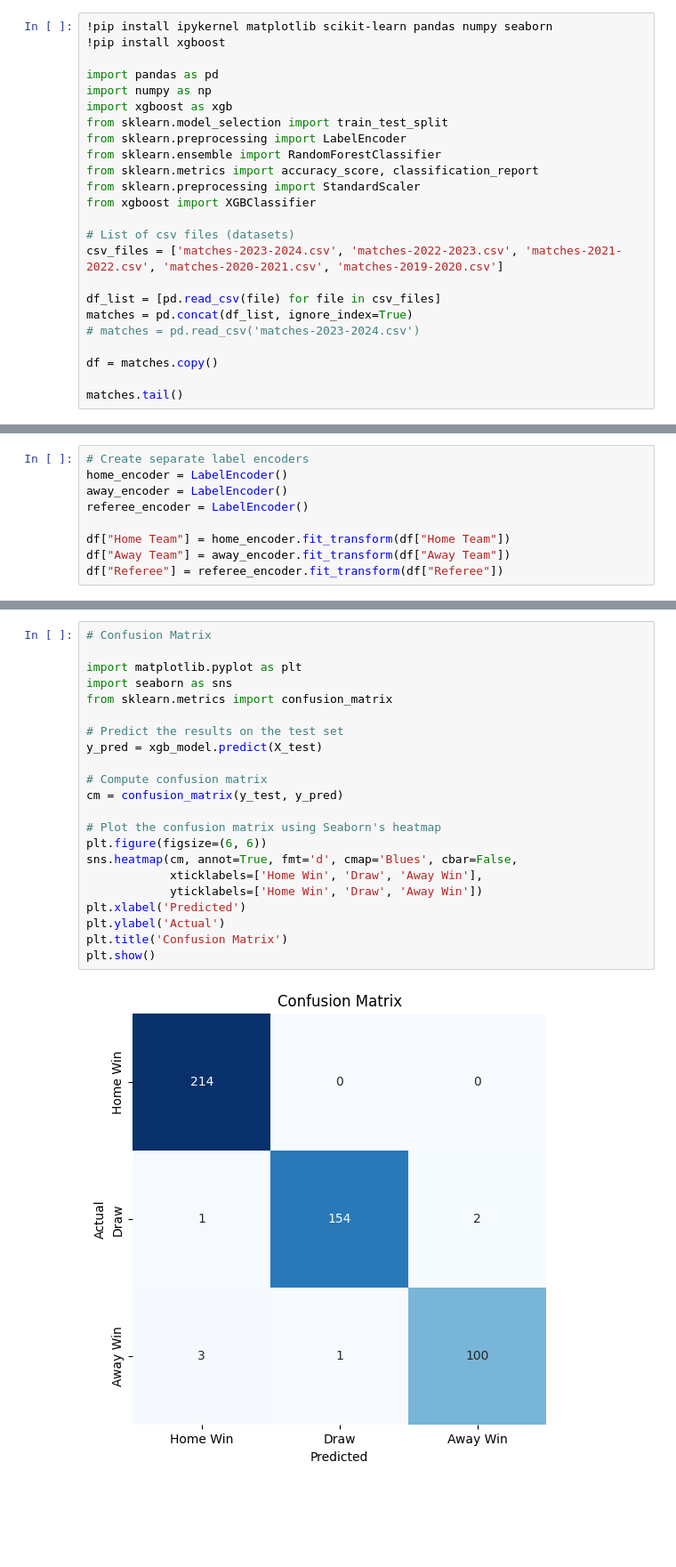
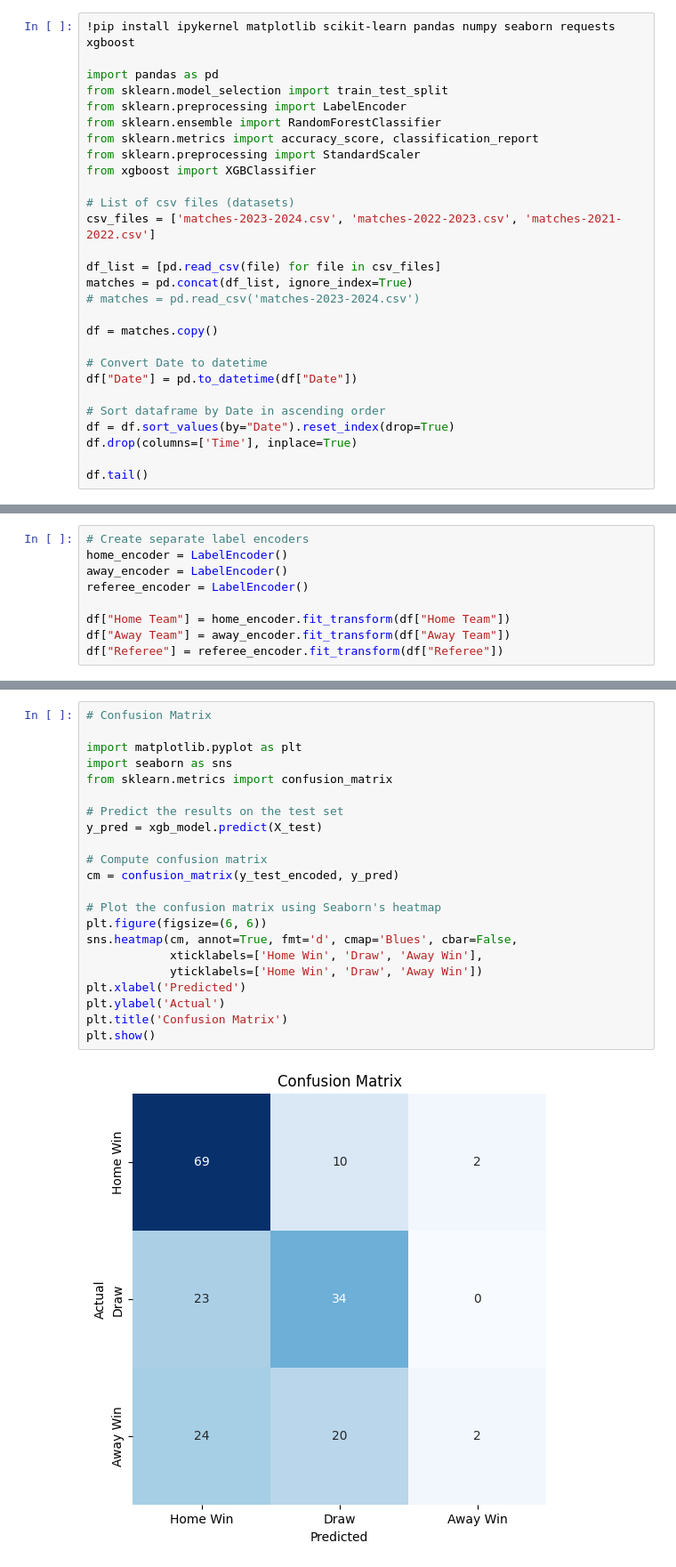
Before and after one commit to FlorinMariusDrilea/random-forest-learning, a Jupyter notebook: random-forest-learning.ipynb, the cells around one changed output, grey strips where cells are left out. Shown at 89% size. Cells and saved outputs as stored; diff of their text form; blank space fills up the shorter version.

```diff
--- a/random-forest-learning.ipynb
+++ b/random-forest-learning.ipynb
@@ -1,10 +4,7 @@
 # %%
-!pip install ipykernel matplotlib scikit-learn pandas numpy seaborn
-!pip install xgboost
+!pip install ipykernel matplotlib scikit-learn pandas numpy seaborn requests xgboost
 
 import pandas as pd
-import numpy as np
-import xgboost as xgb
 from sklearn.model_selection import train_test_split
 from sklearn.preprocessing import LabelEncoder
 from sklearn.ensemble import RandomForestClassifier
@@ -13,7 +13,7 @@ from sklearn.preprocessing import StandardScaler
 from xgboost import XGBClassifier
 
 # List of csv files (datasets)
-csv_files = ['matches-2023-2024.csv', 'matches-2022-2023.csv', 'matches-2021-2022.csv', 'matches-2020-2021.csv', 'matches-2019-2020.csv']
+csv_files = ['matches-2023-2024.csv', 'matches-2022-2023.csv', 'matches-2021-2022.csv']
 
 df_list = [pd.read_csv(file) for file in csv_files]
 matches = pd.concat(df_list, ignore_index=True)
@@ -21,7 +21,14 @@ matches = pd.concat(df_list, ignore_index=True)
 
 df = matches.copy()
 
-matches.tail()
+# Convert Date to datetime
+df["Date"] = pd.to_datetime(df["Date"])
+
+# Sort dataframe by Date in ascending order
+df = df.sort_values(by="Date").reset_index(drop=True)
+df.drop(columns=['Time'], inplace=True)
+
+df.tail()
 # %% [output]
 Requirement already satisfied: ipykernel in ./venv/lib/python3.12/site-packages (6.29.5)
 Requirement already satisfied: matplotlib in ./venv/lib/python3.12/site-packages (3.10.1)
@@ -143,26 +301,26 @@ print(feature_importance_df.sort_values(by="Importance", ascending=False))
 # %%
 # Confusion Matrix
 
 import matplotlib.pyplot as plt
 import seaborn as sns
 from sklearn.metrics import confusion_matrix
 
 # Predict the results on the test set
 y_pred = xgb_model.predict(X_test)
 
 # Compute confusion matrix
-cm = confusion_matrix(y_test, y_pred)
+cm = confusion_matrix(y_test_encoded, y_pred)
 
 # Plot the confusion matrix using Seaborn's heatmap
 plt.figure(figsize=(6, 6))
 sns.heatmap(cm, annot=True, fmt='d', cmap='Blues', cbar=False,
             xticklabels=['Home Win', 'Draw', 'Away Win'],
             yticklabels=['Home Win', 'Draw', 'Away Win'])
 plt.xlabel('Predicted')
 plt.ylabel('Actual')
 plt.title('Confusion Matrix')
 plt.show()
 # %% [output]
-[figure, old version]
+[figure, new version]
 # %%
 #Accuracy Plot
```
Also changed, not shown: parts of 14 cells of this notebook, 7 other files.
